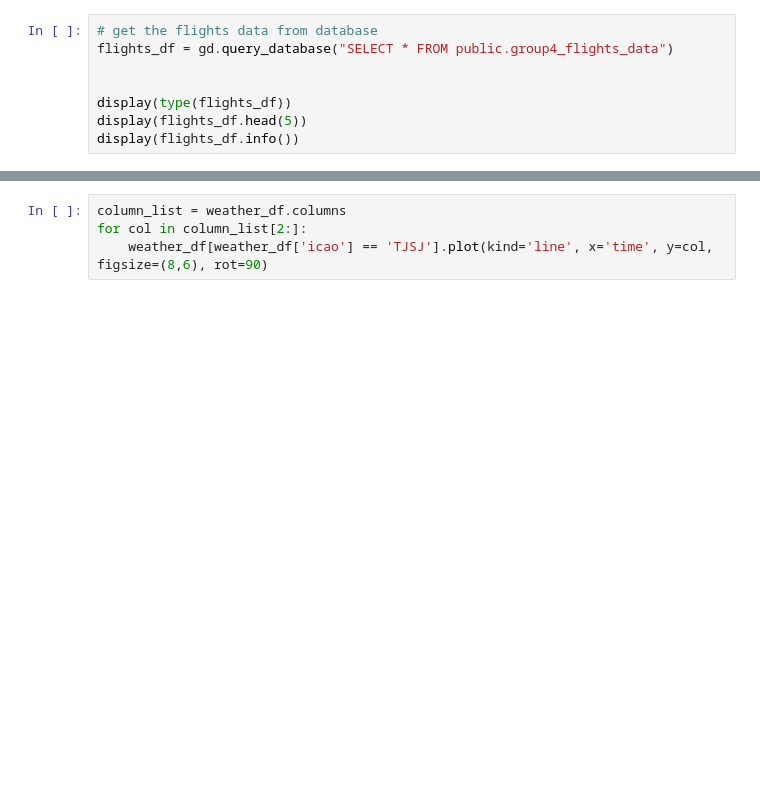
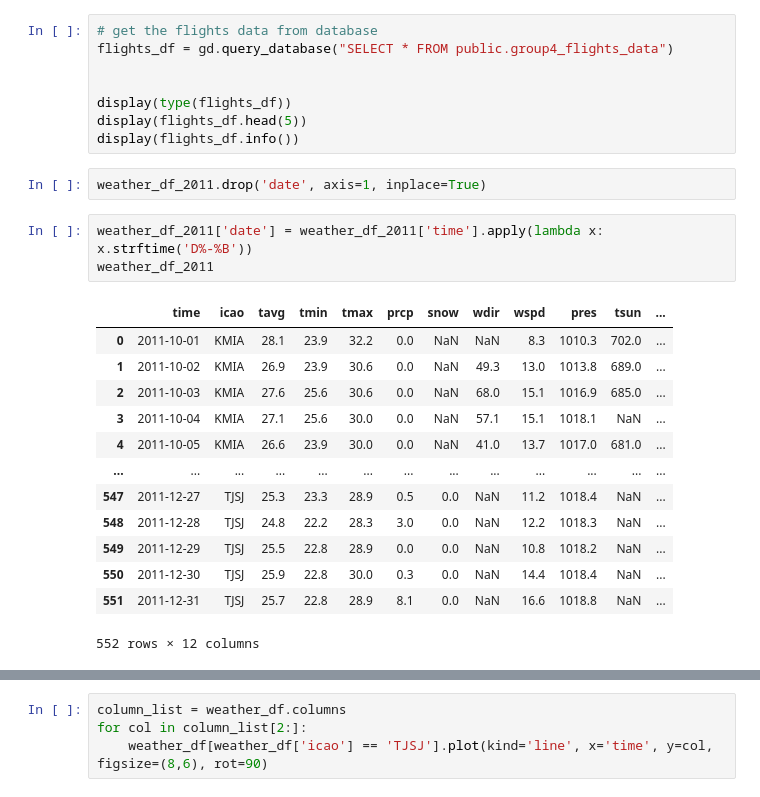
Before and after one commit to sergioserge/us-airports-project, a Jupyter notebook: us-airports-project.ipynb, the cells around one changed output, grey strips where cells are left out. Saved outputs shown, nothing was run; the diff lists cells and outputs as text; blank space fills up the shorter version.

```diff
--- a/us-airports-project.ipynb
+++ b/us-airports-project.ipynb
@@ -202,3 +231,22 @@ flights_df = gd.query_database("SELECT * FROM public.group4_flights_data")
 display(type(flights_df))
 display(flights_df.head(5))
 display(flights_df.info())
+# %%
+weather_df_2011.drop('date', axis=1, inplace=True)
+# %%
+weather_df_2011['date'] = weather_df_2011['time'].apply(lambda x: x.strftime('D%-%B'))
+weather_df_2011
+# %% [output]
+|  | time | icao | tavg | tmin | tmax | prcp | snow | wdir | wspd | pres | tsun | ... |
+| 0 | 2011-10-01 | KMIA | 28.1 | 23.9 | 32.2 | 0.0 | NaN | NaN | 8.3 | 1010.3 | 702.0 | ... |
+| 1 | 2011-10-02 | KMIA | 26.9 | 23.9 | 30.6 | 0.0 | NaN | 49.3 | 13.0 | 1013.8 | 689.0 | ... |
+| 2 | 2011-10-03 | KMIA | 27.6 | 25.6 | 30.6 | 0.0 | NaN | 68.0 | 15.1 | 1016.9 | 685.0 | ... |
+| 3 | 2011-10-04 | KMIA | 27.1 | 25.6 | 30.0 | 0.0 | NaN | 57.1 | 15.1 | 1018.1 | NaN | ... |
+| 4 | 2011-10-05 | KMIA | 26.6 | 23.9 | 30.0 | 0.0 | NaN | 41.0 | 13.7 | 1017.0 | 681.0 | ... |
+| ... | ... | ... | ... | ... | ... | ... | ... | ... | ... | ... | ... | ... |
+| 547 | 2011-12-27 | TJSJ | 25.3 | 23.3 | 28.9 | 0.5 | 0.0 | NaN | 11.2 | 1018.4 | NaN | ... |
+| 548 | 2011-12-28 | TJSJ | 24.8 | 22.2 | 28.3 | 3.0 | 0.0 | NaN | 12.2 | 1018.3 | NaN | ... |
+| 549 | 2011-12-29 | TJSJ | 25.5 | 22.8 | 28.9 | 0.0 | 0.0 | NaN | 10.8 | 1018.2 | NaN | ... |
+| 550 | 2011-12-30 | TJSJ | 25.9 | 22.8 | 30.0 | 0.3 | 0.0 | NaN | 14.4 | 1018.4 | NaN | ... |
+| 551 | 2011-12-31 | TJSJ | 25.7 | 22.8 | 28.9 | 8.1 | 0.0 | NaN | 16.6 | 1018.8 | NaN | ... |
+552 rows × 12 columns
```
Also changed, not shown: parts of 6 cells of this notebook.
